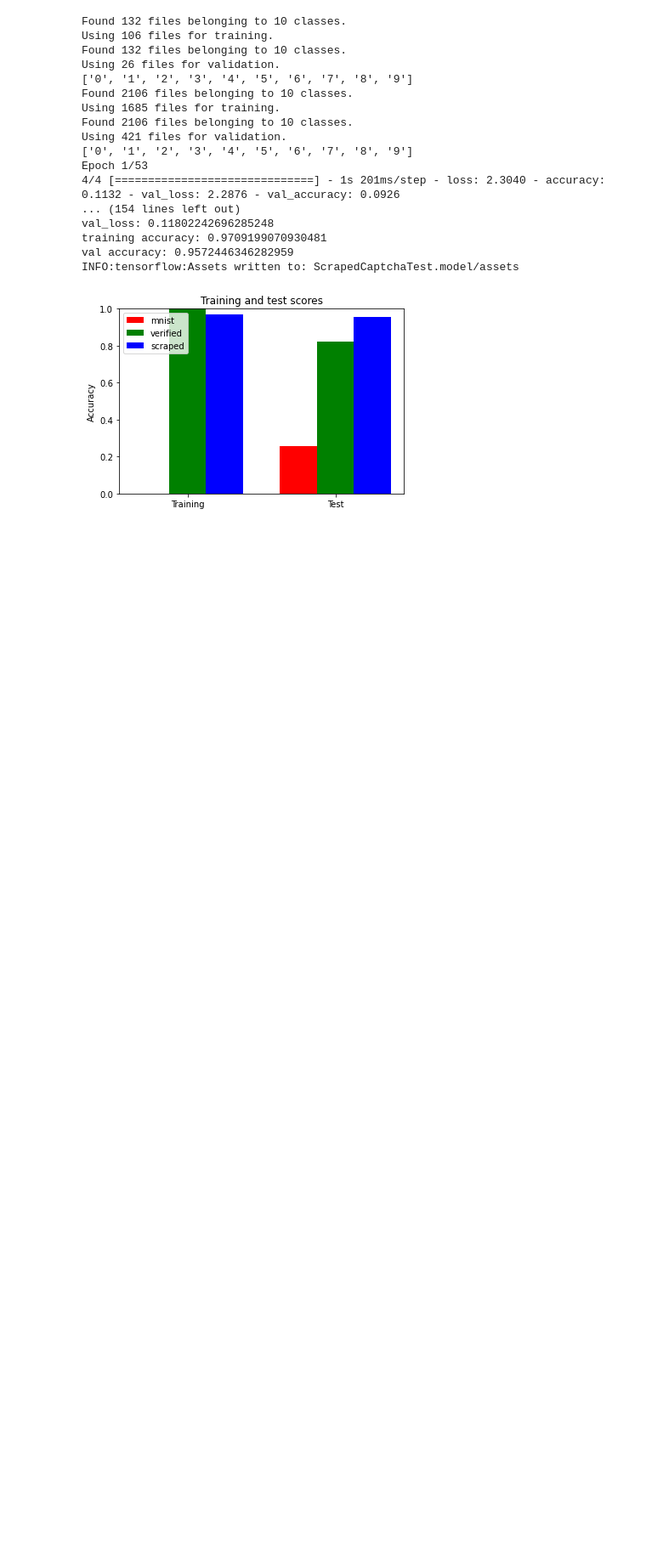
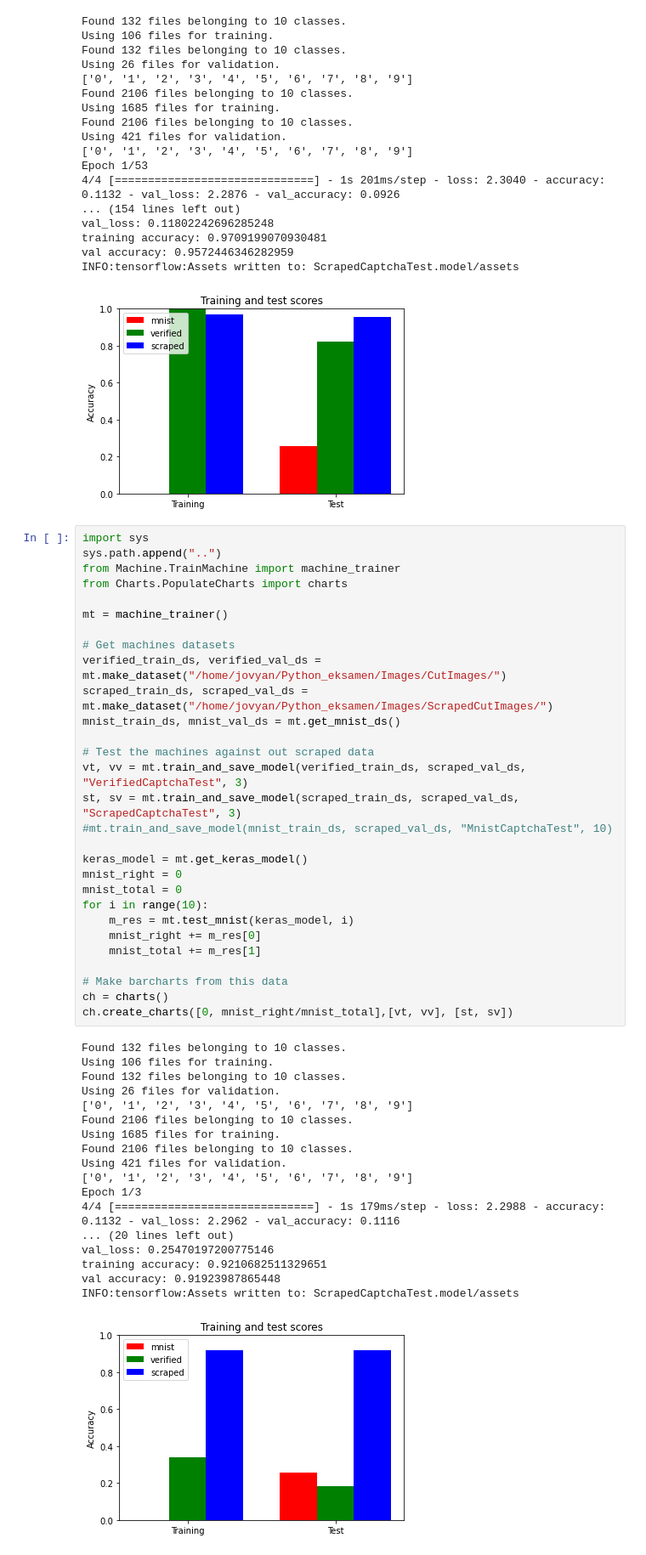
Before and after one commit to Langeeee/Python_eksamen, a Jupyter notebook: IPYNB/TestMachines.ipynb, the cells around one changed output. Shown at 85% size. Saved outputs shown, nothing was run; the diff lists cells and outputs as text; blank space fills up the shorter version.

```diff
--- a/IPYNB/TestMachines.ipynb
+++ b/IPYNB/TestMachines.ipynb
@@ -107,3 +107,51 @@ training accuracy: 0.9709199070930481
 val accuracy: 0.9572446346282959
 INFO:tensorflow:Assets written to: ScrapedCaptchaTest.model/assets
 [figure]
+# %%
+import sys
+sys.path.append("..")
+from Machine.TrainMachine import machine_trainer
+from Charts.PopulateCharts import charts
+
+mt = machine_trainer()
+
+# Get machines datasets
+verified_train_ds, verified_val_ds = mt.make_dataset("/home/jovyan/Python_eksamen/Images/CutImages/")
+scraped_train_ds, scraped_val_ds = mt.make_dataset("/home/jovyan/Python_eksamen/Images/ScrapedCutImages/")
+mnist_train_ds, mnist_val_ds = mt.get_mnist_ds()
+
+# Test the machines against out scraped data
+vt, vv = mt.train_and_save_model(verified_train_ds, scraped_val_ds, "VerifiedCaptchaTest", 3)
+st, sv = mt.train_and_save_model(scraped_train_ds, scraped_val_ds, "ScrapedCaptchaTest", 3)
+#mt.train_and_save_model(mnist_train_ds, scraped_val_ds, "MnistCaptchaTest", 10)
+
+keras_model = mt.get_keras_model()
+mnist_right = 0
+mnist_total = 0
+for i in range(10):
+    m_res = mt.test_mnist(keras_model, i)
+    mnist_right += m_res[0]
+    mnist_total += m_res[1]
+
+# Make barcharts from this data
+ch = charts()
+ch.create_charts([0, mnist_right/mnist_total],[vt, vv], [st, sv])
+# %% [output]
+Found 132 files belonging to 10 classes.
+Using 106 files for training.
+Found 132 files belonging to 10 classes.
+Using 26 files for validation.
+['0', '1', '2', '3', '4', '5', '6', '7', '8', '9']
+Found 2106 files belonging to 10 classes.
+Using 1685 files for training.
+Found 2106 files belonging to 10 classes.
+Using 421 files for validation.
+['0', '1', '2', '3', '4', '5', '6', '7', '8', '9']
+Epoch 1/3
+4/4 [==============================] - 1s 179ms/step - loss: 2.2988 - accuracy: 0.1132 - val_loss: 2.2962 - val_accuracy: 0.1116
+... (20 lines left out)
+val_loss: 0.25470197200775146
+training accuracy: 0.9210682511329651
+val accuracy: 0.91923987865448
+INFO:tensorflow:Assets written to: ScrapedCaptchaTest.model/assets
+[figure, added]
```
Also changed, not shown: 8 other files.
